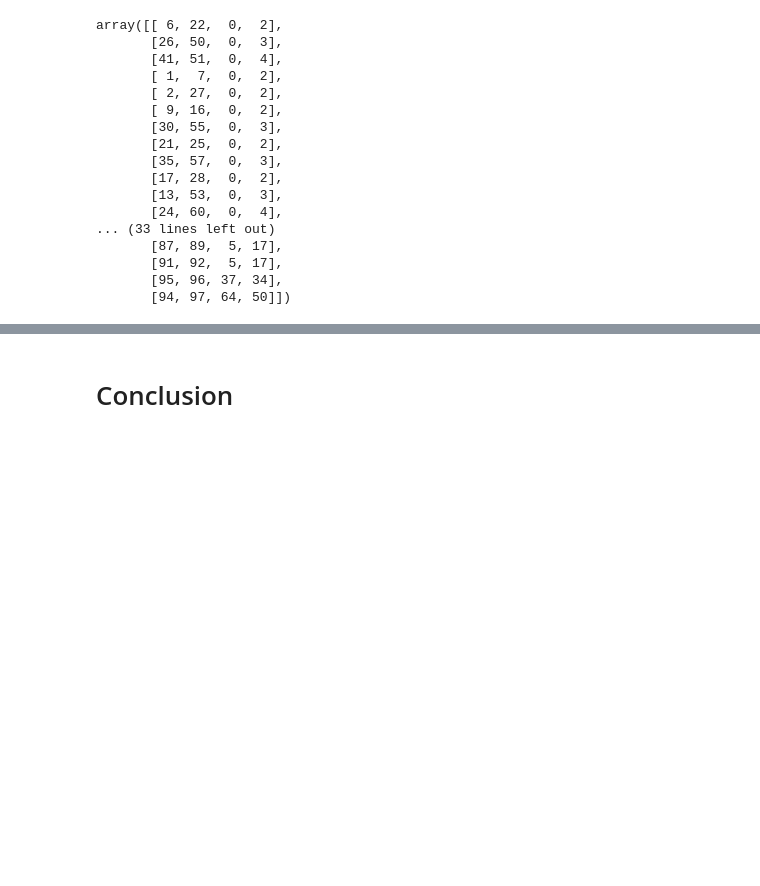
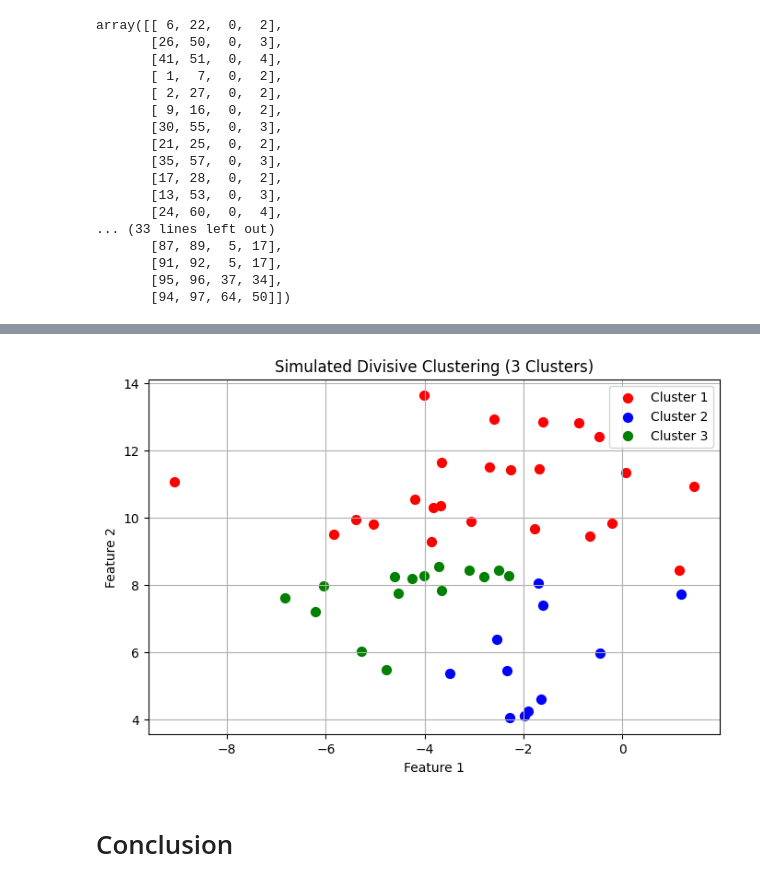
Before and after one commit to Shuaibiqbal/Hierarchical-Clustering-Agglomerative-vs-Divisive-Scikit-learn-SciPy-, a Jupyter notebook: notebook/Hierarchical-Clustering.ipynb, the cells around one changed output, grey strips where cells are left out. Saved outputs shown, nothing was run; the diff lists cells and outputs as text; code cells hidden in the pictures; blank space fills up the shorter version.

```diff
--- a/notebook/Hierarchical-Clustering.ipynb
+++ b/notebook/Hierarchical-Clustering.ipynb
@@ -92,3 +170,49 @@ array([[ 6, 22,  0,  2],
+# %%
+from sklearn.datasets import make_blobs
+from sklearn.cluster import KMeans
+import matplotlib.pyplot as plt
+import numpy as np
+
+# Generate data
+X, _ = make_blobs(n_samples=50, centers=1, cluster_std=2.5, random_state=42)
+
+# Simulated Divisive Clustering: Stop when you reach exactly 3 clusters
+def divisive_clustering(data, k=3):
+    clusters = [data]
+
+    while len(clusters) < k:
+        # Find the largest cluster to split
+        largest_idx = np.argmax([len(c) for c in clusters])
+        largest_cluster = clusters.pop(largest_idx)
+
+        if len(largest_cluster) <= 1:
+            clusters.append(largest_cluster)
+            continue
+
+        # Split this cluster into two using KMeans
+        kmeans = KMeans(n_clusters=2, random_state=42)
+        labels = kmeans.fit_predict(largest_cluster)
+        clusters.append(largest_cluster[labels == 0])
+        clusters.append(largest_cluster[labels == 1])
+
+    return clusters
+
+# Apply divisive clustering to get 3 clusters
+divided = divisive_clustering(X, k=3)
+
+# Plot the result
+colors = ['red', 'blue', 'green', 'purple', 'orange']
+plt.figure(figsize=(8, 5))
+for i, cluster in enumerate(divided):
+    plt.scatter(cluster[:, 0], cluster[:, 1], color=colors[i % len(colors)], label=f"Cluster {i+1}", s=50)
+plt.title("Simulated Divisive Clustering (3 Clusters)")
+plt.xlabel("Feature 1")
+plt.ylabel("Feature 2")
+plt.legend()
+plt.grid(True)
+plt.show()
+# %% [output]
+[figure, added]
 # %% [markdown]
 # Conclusion
 # %% [markdown]
```
Also changed, not shown: parts of 13 cells of this notebook.
